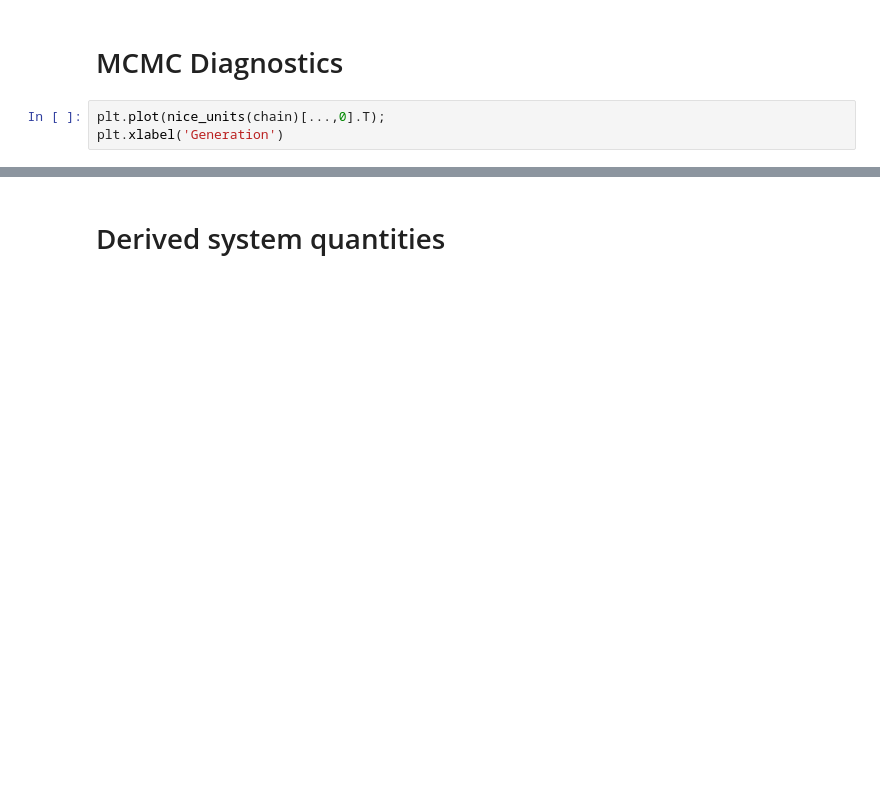
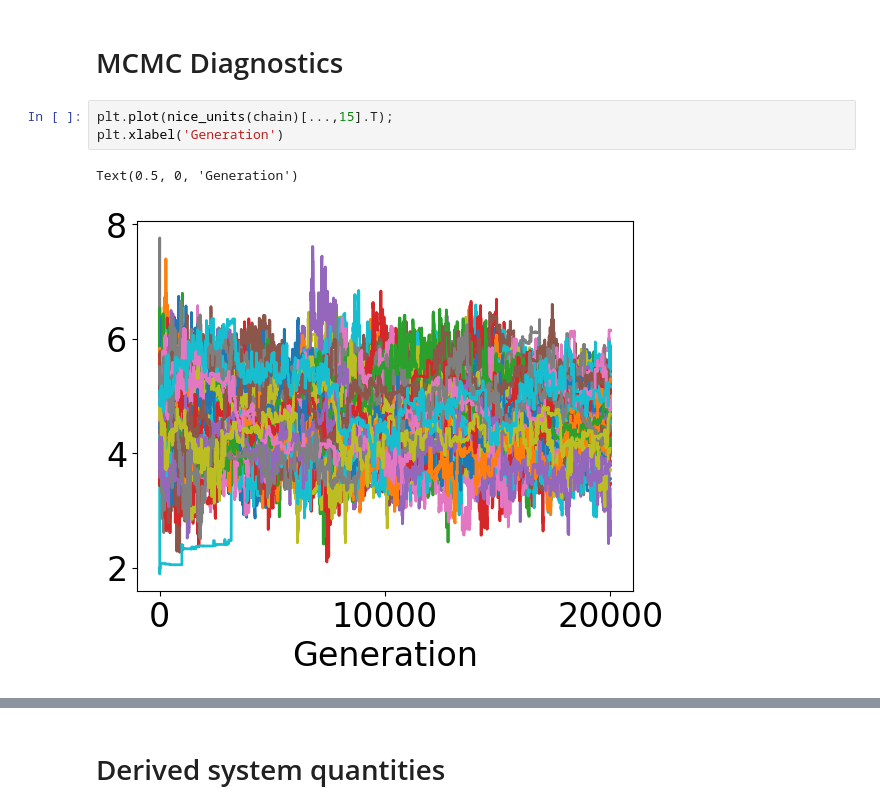
Before and after one commit to goldbergmax/etv-fit, a Jupyter notebook: results.ipynb, the cells around one changed output, grey strips where cells are left out. Cells and saved outputs as stored; diff of their text form; blank space fills up the shorter version.

```diff
--- a/results.ipynb
+++ b/results.ipynb
@@ -112,8 +123,11 @@ plot_tess.etv_residuals(x, 'A', phased=False, ecl_max=4000)
 # %% [markdown]
 # MCMC Diagnostics
 # %%
-plt.plot(nice_units(chain)[...,0].T);
+plt.plot(nice_units(chain)[...,15].T);
 plt.xlabel('Generation')
+# %% [output]
+Text(0.5, 0, 'Generation')
+[figure, added]
 # %%
 plt.plot(-2*prob.T)
 plt.yscale('log')
```
Also changed, not shown: parts of 44 cells of this notebook.
